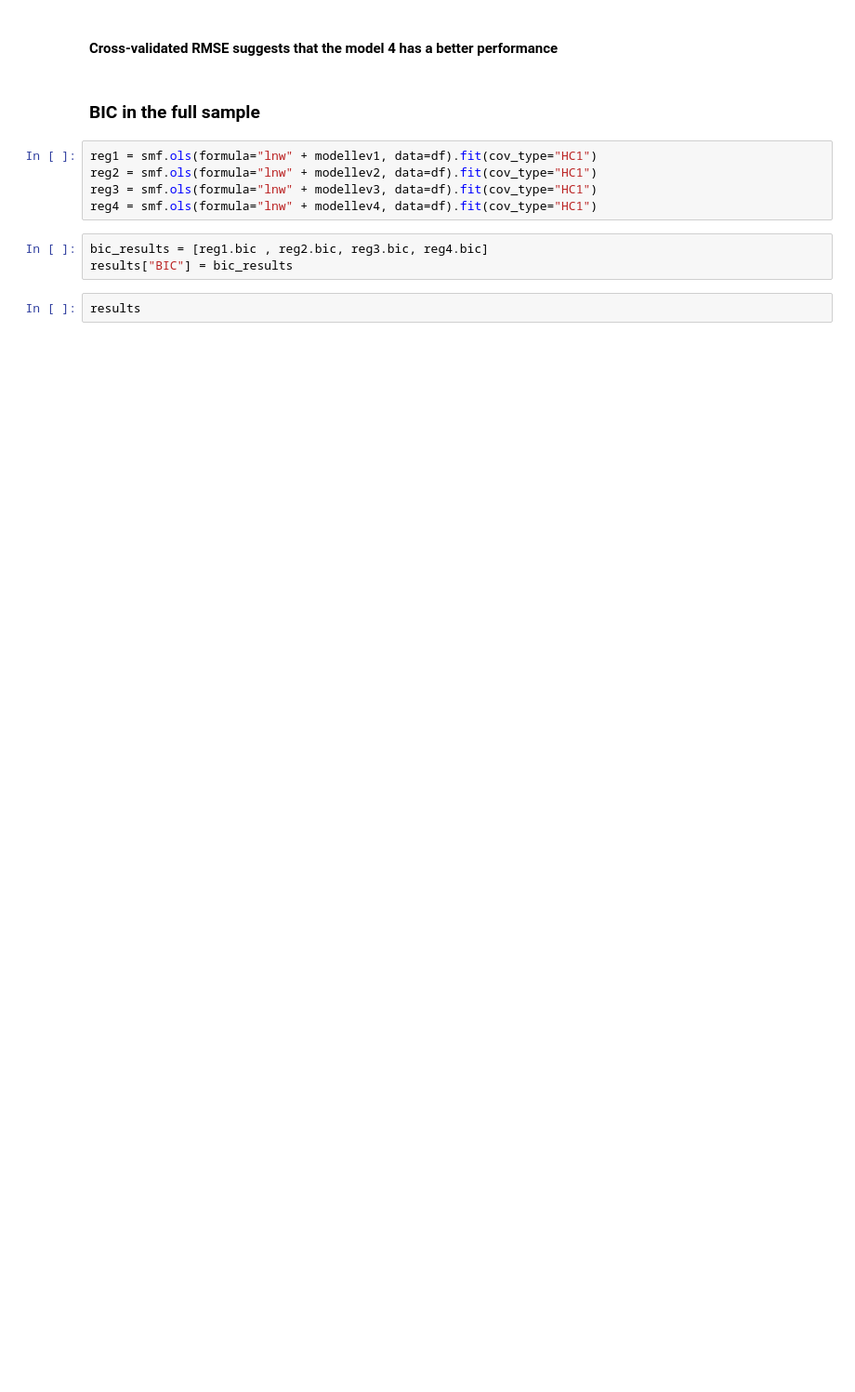
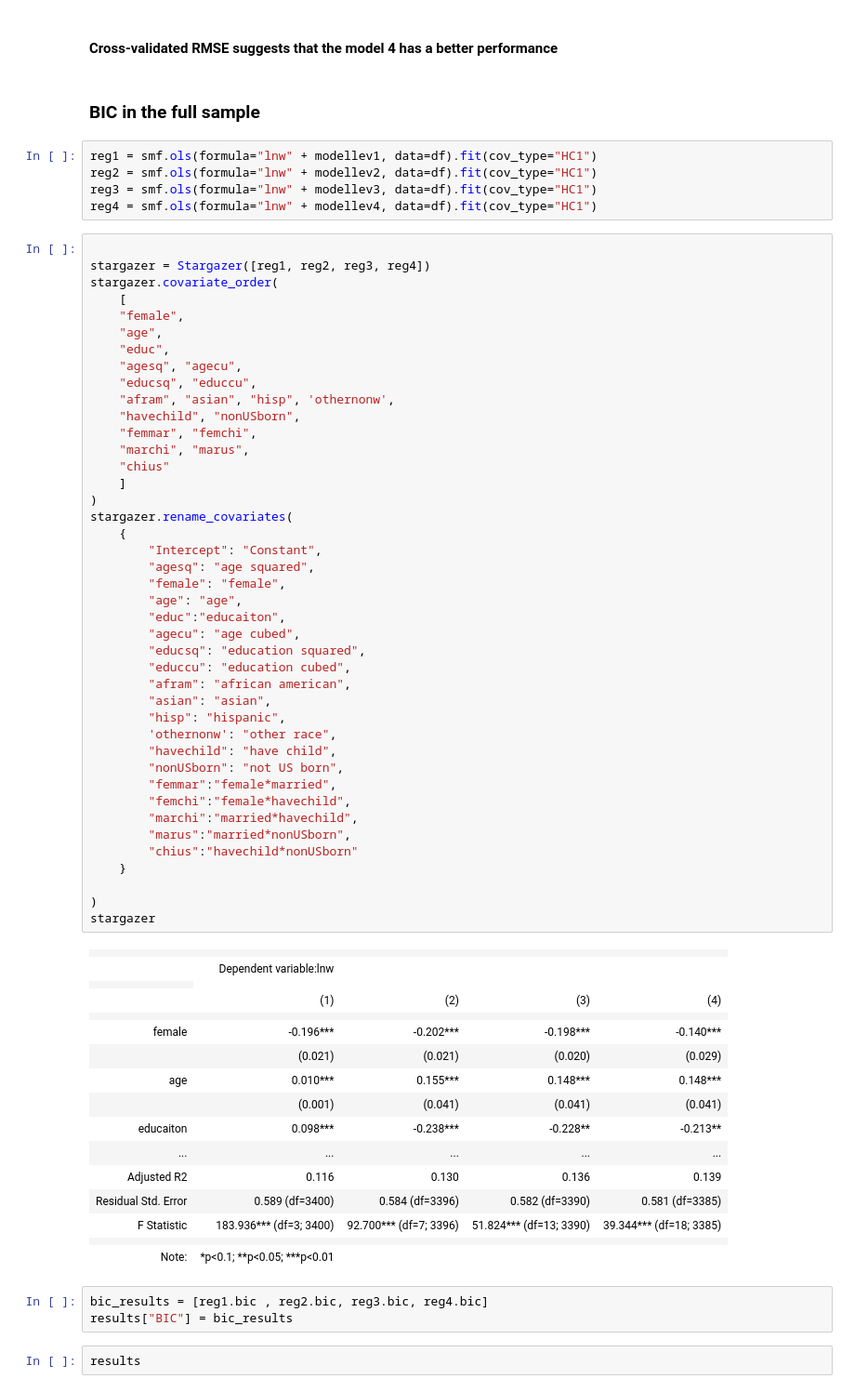
Before and after one commit to JustJAG/Prediction_with_ML_for_Economists, a Jupyter notebook: Assignment_1_cps_earnings_dataset/homework.ipynb, the cells around one changed output. Shown at 93% size. Drawn from its saved outputs; the diff is of its cells as text; blank space fills up the shorter version.

```diff
--- a/Assignment_1_cps_earnings_dataset/homework.ipynb
+++ b/Assignment_1_cps_earnings_dataset/homework.ipynb
@@ -501,6 +500,65 @@ reg1 = smf.ols(formula="lnw" + modellev1, data=df).fit(cov_type="HC1")
 reg2 = smf.ols(formula="lnw" + modellev2, data=df).fit(cov_type="HC1")
 reg3 = smf.ols(formula="lnw" + modellev3, data=df).fit(cov_type="HC1")
 reg4 = smf.ols(formula="lnw" + modellev4, data=df).fit(cov_type="HC1")
+# %%
+
+stargazer = Stargazer([reg1, reg2, reg3, reg4])
+stargazer.covariate_order(
+    [
+    "female",
+    "age",
+    "educ",
+    "agesq", "agecu",
+    "educsq", "educcu",
+    "afram", "asian", "hisp", 'othernonw',
+    "havechild", "nonUSborn",
+    "femmar", "femchi",
+    "marchi", "marus",
+    "chius"
+    ]
+)
+stargazer.rename_covariates(
+    {
+        "Intercept": "Constant",
+        "agesq": "age squared",
+        "female": "female",
+        "age": "age",
+        "educ":"educaiton",
+        "agecu": "age cubed",
+        "educsq": "education squared",
+        "educcu": "education cubed",
+        "afram": "african american",
+        "asian": "asian",
+        "hisp": "hispanic",
+        'othernonw': "other race",
+        "havechild": "have child",
+        "nonUSborn": "not US born",
+        "femmar":"female*married",
+        "femchi":"female*havechild",
+        "marchi":"married*havechild",
+        "marus":"married*nonUSborn",
+        "chius":"havechild*nonUSborn"
+    }
+
+)
+stargazer
+# %% [output]
+|  |  |  |  |  |
+|  | Dependent variable:lnw |  |  |  |
+|  |
+|  | (1) | (2) | (3) | (4) |
+|  |  |  |  |  |
+| female | -0.196*** | -0.202*** | -0.198*** | -0.140*** |
+|  | (0.021) | (0.021) | (0.020) | (0.029) |
+| age | 0.010*** | 0.155*** | 0.148*** | 0.148*** |
+|  | (0.001) | (0.041) | (0.041) | (0.041) |
+| educaiton | 0.098*** | -0.238*** | -0.228** | -0.213** |
+| ... | ... | ... | ... | ... |
+| Adjusted R2 | 0.116 | 0.130 | 0.136 | 0.139 |
+| Residual Std. Error | 0.589 (df=3400) | 0.584 (df=3396) | 0.582 (df=3390) | 0.581 (df=3385) |
+| F Statistic | 183.936*** (df=3; 3400) | 92.700*** (df=7; 3396) | 51.824*** (df=13; 3390) | 39.344*** (df=18; 3385) |
+|  |  |  |  |  |
+| Note: | *p<0.1; **p<0.05; ***p<0.01 |  |  |  |
 # %%
 bic_results = [reg1.bic , reg2.bic, reg3.bic, reg4.bic]
 results["BIC"] = bic_results
```
Also changed, not shown: parts of 20 cells of this notebook.
